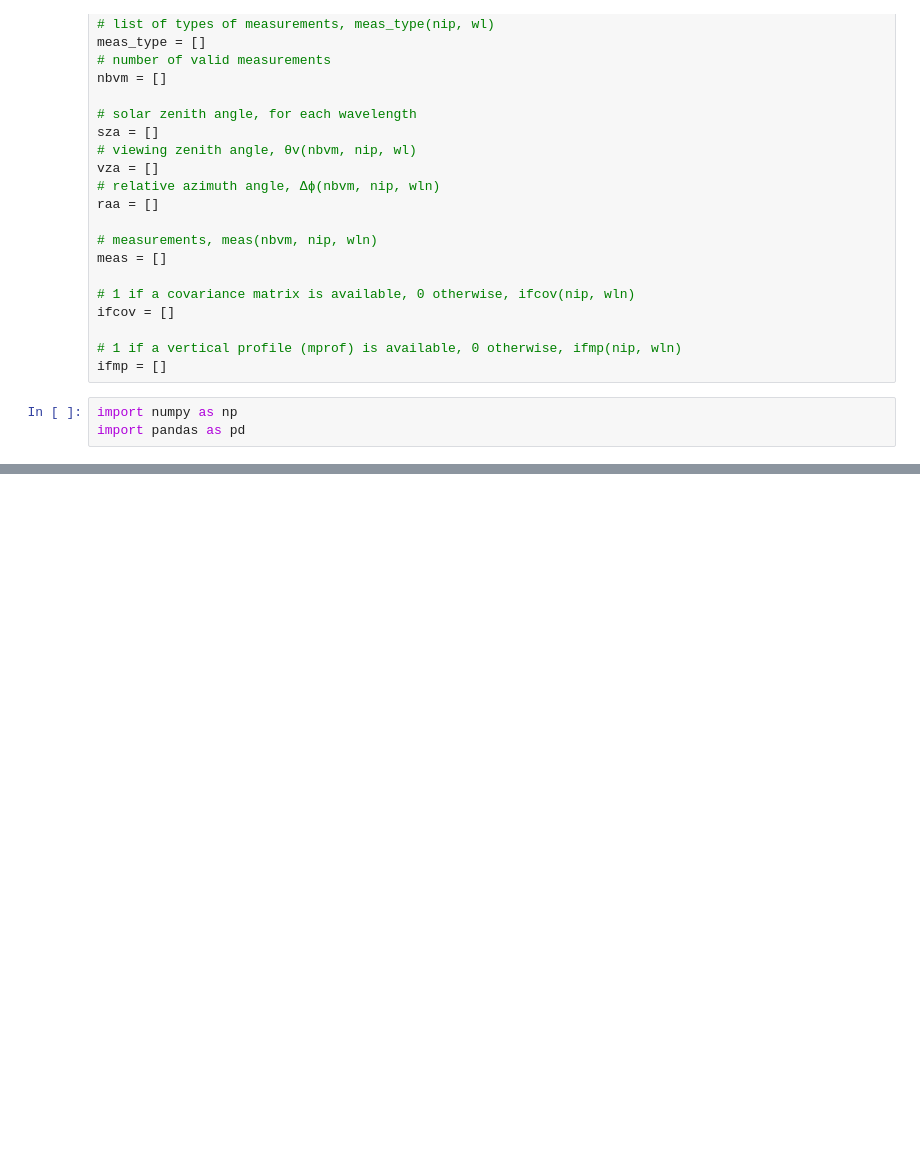
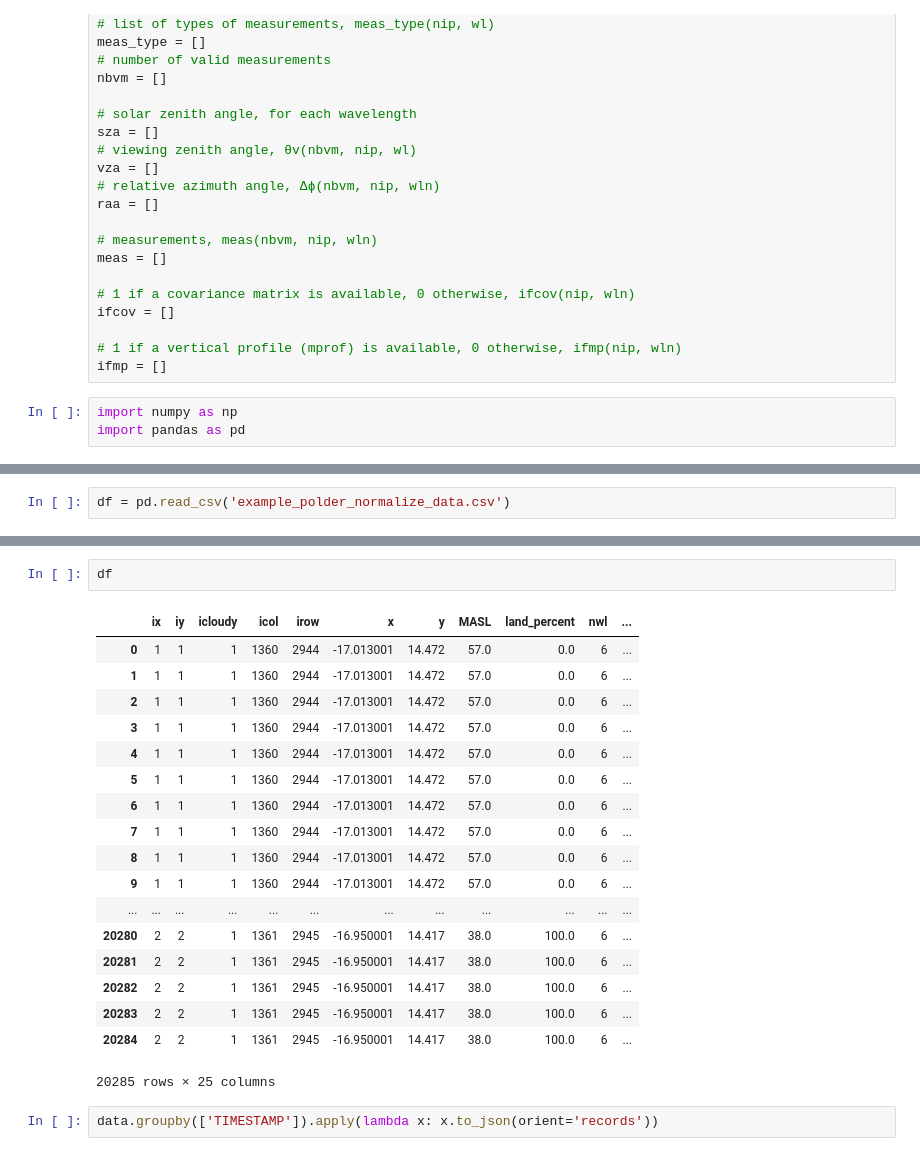
Before and after one commit to spectrum556/Aerosol-data-processing, a Jupyter notebook: Generate SDATA file/generate_SDATA.ipynb, the cells around one changed output, grey strips where cells are left out. Saved outputs shown, nothing was run; the diff lists cells and outputs as text; blank space fills up the shorter version.

Commit message:
Algorythm for grouping normalized data

```diff
--- a/Generate SDATA file/generate_SDATA.ipynb
+++ b/Generate SDATA file/generate_SDATA.ipynb
@@ -135,0 +55,2 @@ pd.concat(data_list).to_csv('example_polder_normalize_data.csv', index=False)
+# %%
+df = pd.read_csv('example_polder_normalize_data.csv')
@@ -135,0 +311,23 @@ pd.concat(data_list).to_csv('example_polder_normalize_data.csv', index=False)
+# %%
+df
+# %% [output]
+|  | ix | iy | icloudy | icol | irow | x | y | MASL | land_percent | nwl | ... |
+| 0 | 1 | 1 | 1 | 1360 | 2944 | -17.013001 | 14.472 | 57.0 | 0.0 | 6 | ... |
+| 1 | 1 | 1 | 1 | 1360 | 2944 | -17.013001 | 14.472 | 57.0 | 0.0 | 6 | ... |
+| 2 | 1 | 1 | 1 | 1360 | 2944 | -17.013001 | 14.472 | 57.0 | 0.0 | 6 | ... |
+| 3 | 1 | 1 | 1 | 1360 | 2944 | -17.013001 | 14.472 | 57.0 | 0.0 | 6 | ... |
+| 4 | 1 | 1 | 1 | 1360 | 2944 | -17.013001 | 14.472 | 57.0 | 0.0 | 6 | ... |
+| 5 | 1 | 1 | 1 | 1360 | 2944 | -17.013001 | 14.472 | 57.0 | 0.0 | 6 | ... |
+| 6 | 1 | 1 | 1 | 1360 | 2944 | -17.013001 | 14.472 | 57.0 | 0.0 | 6 | ... |
+| 7 | 1 | 1 | 1 | 1360 | 2944 | -17.013001 | 14.472 | 57.0 | 0.0 | 6 | ... |
+| 8 | 1 | 1 | 1 | 1360 | 2944 | -17.013001 | 14.472 | 57.0 | 0.0 | 6 | ... |
+| 9 | 1 | 1 | 1 | 1360 | 2944 | -17.013001 | 14.472 | 57.0 | 0.0 | 6 | ... |
+| ... | ... | ... | ... | ... | ... | ... | ... | ... | ... | ... | ... |
+| 20280 | 2 | 2 | 1 | 1361 | 2945 | -16.950001 | 14.417 | 38.0 | 100.0 | 6 | ... |
+| 20281 | 2 | 2 | 1 | 1361 | 2945 | -16.950001 | 14.417 | 38.0 | 100.0 | 6 | ... |
+| 20282 | 2 | 2 | 1 | 1361 | 2945 | -16.950001 | 14.417 | 38.0 | 100.0 | 6 | ... |
+| 20283 | 2 | 2 | 1 | 1361 | 2945 | -16.950001 | 14.417 | 38.0 | 100.0 | 6 | ... |
+| 20284 | 2 | 2 | 1 | 1361 | 2945 | -16.950001 | 14.417 | 38.0 | 100.0 | 6 | ... |
+20285 rows × 25 columns
+# %%
+data.groupby(['TIMESTAMP']).apply(lambda x: x.to_json(orient='records'))
```
Also changed, not shown: parts of 33 cells of this notebook, 3 other files.
